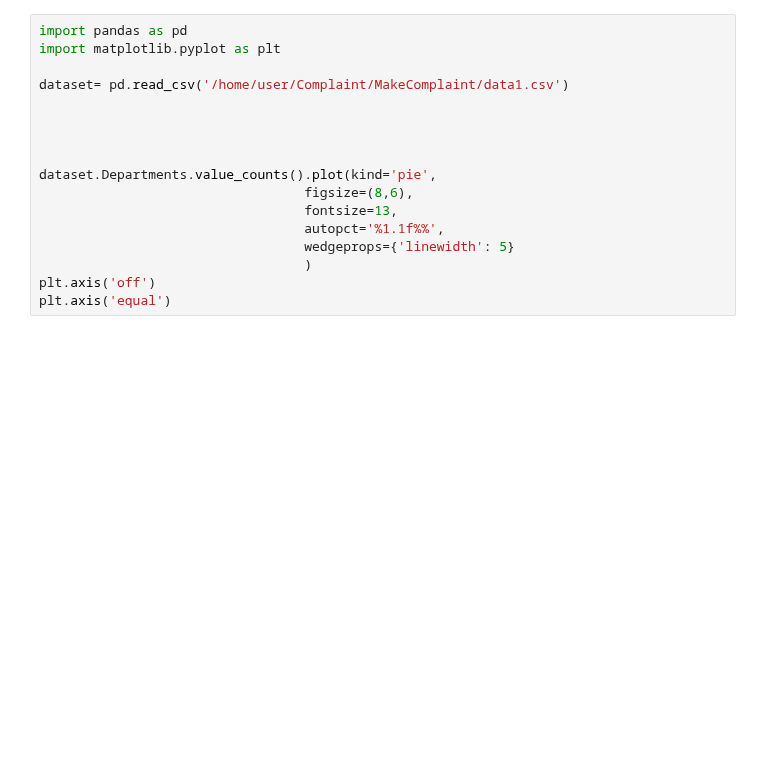
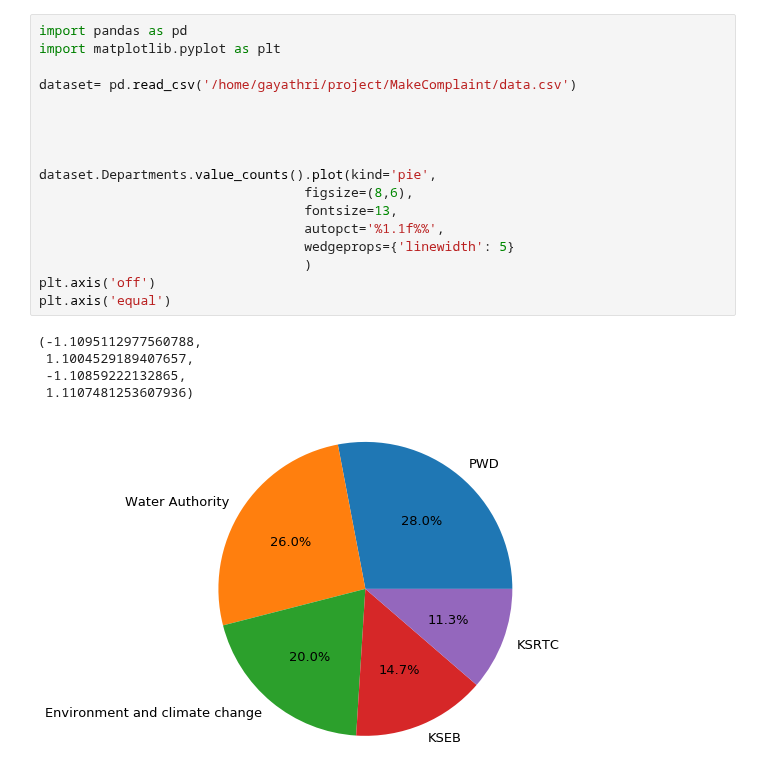
Before and after one commit to gayathrivs7/MakeComplaint, a Jupyter notebook: main.py.ipynb, the cells around one changed output. Saved outputs shown, nothing was run; the diff lists cells and outputs as text; blank space fills up the shorter version.

```diff
--- a/main.py.ipynb
+++ b/main.py.ipynb
@@ -50,20 +69,26 @@ dataset.head()
 # %%
 import pandas as pd
 import matplotlib.pyplot as plt
 
-dataset= pd.read_csv('/home/user/Complaint/MakeComplaint/data1.csv')
+dataset= pd.read_csv('/home/gayathri/project/MakeComplaint/data.csv')
 
 
 
 
 dataset.Departments.value_counts().plot(kind='pie',
                                   figsize=(8,6),
                                   fontsize=13,
                                   autopct='%1.1f%%',
                                   wedgeprops={'linewidth': 5}
                                   )
 plt.axis('off')
 plt.axis('equal')
+# %% [output]
+(-1.1095112977560788,
+ 1.1004529189407657,
+ -1.10859222132865,
+ 1.1107481253607936)
+[figure, added]
 # %%
 import pandas as pd
 import matplotlib.pyplot as plt
```
Also changed, not shown: parts of 4 cells of this notebook, 1 other file.
